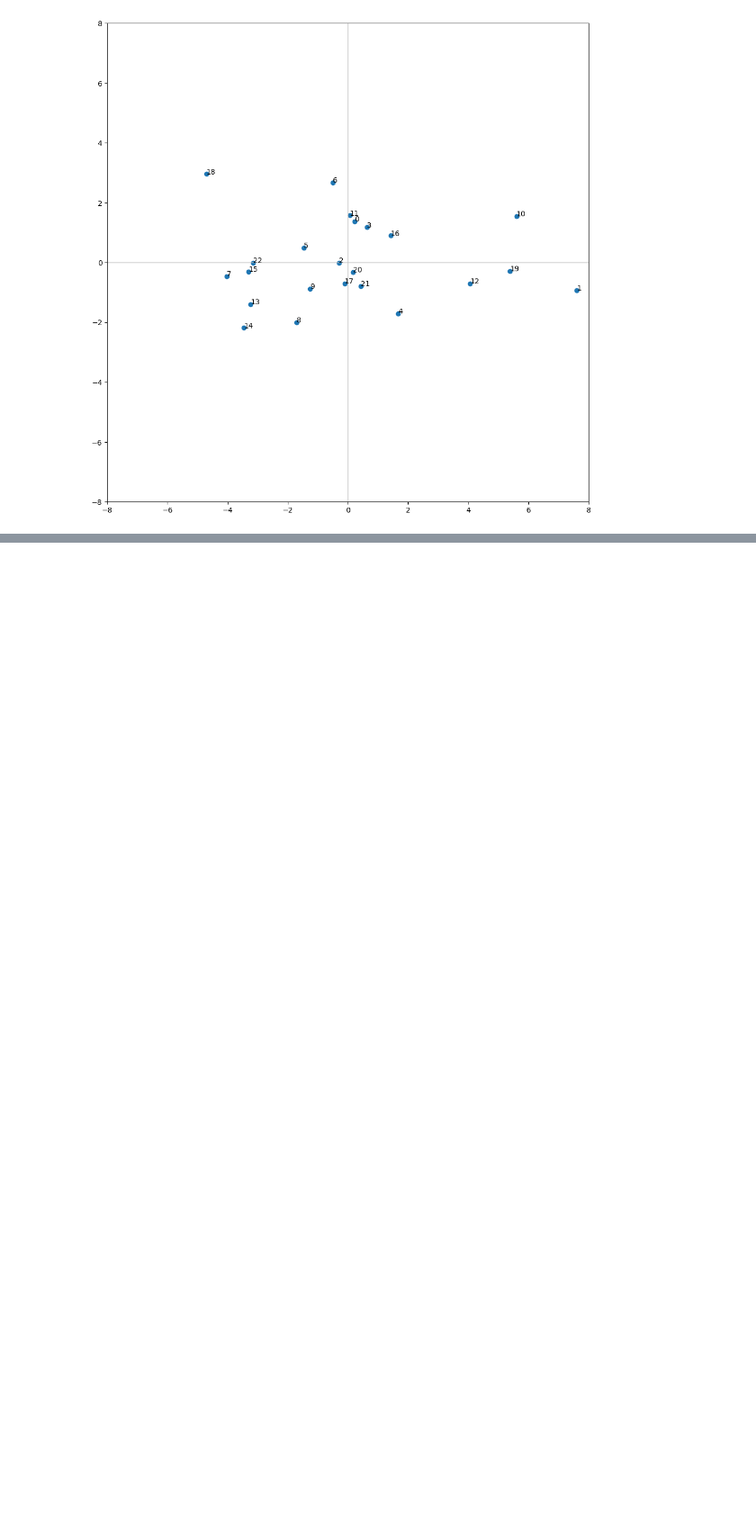
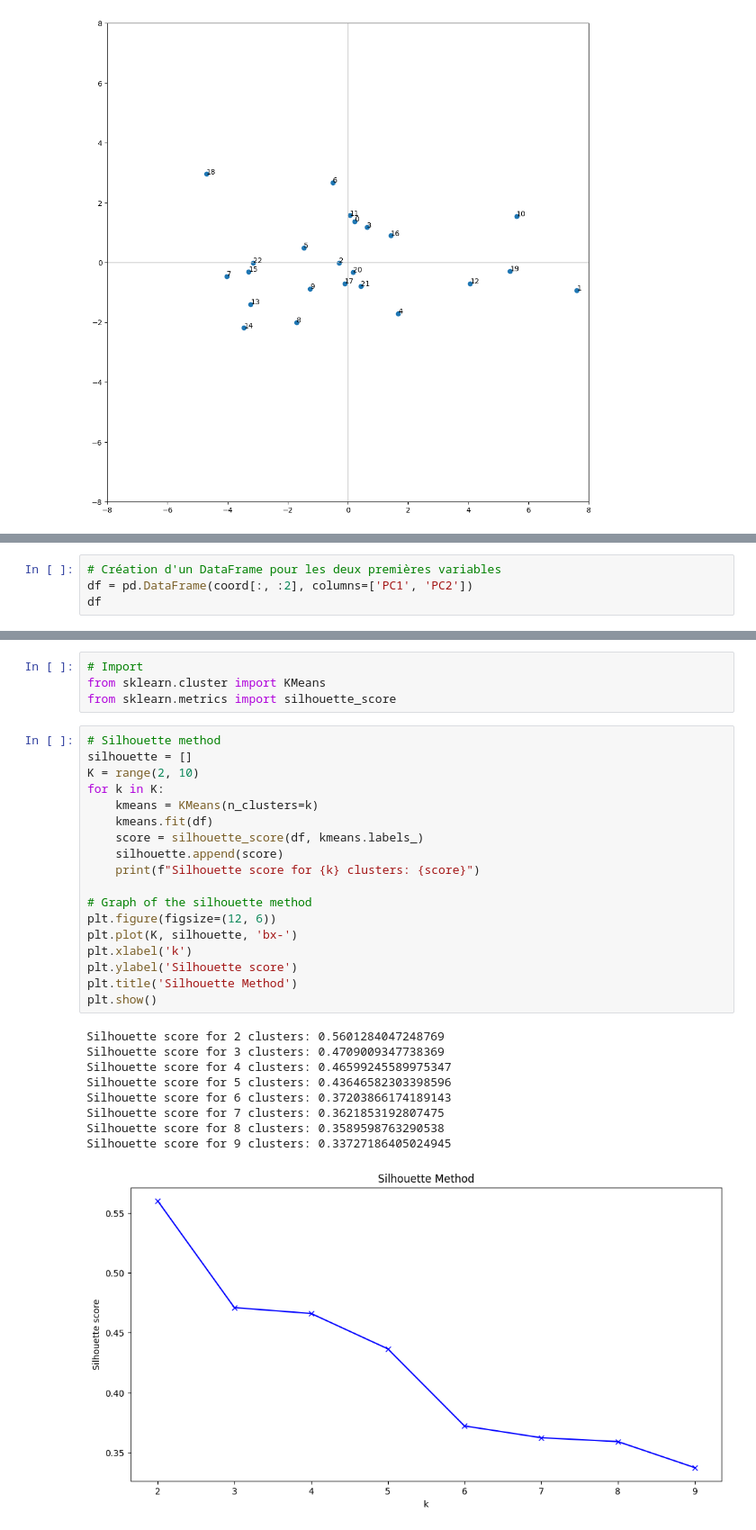
Before and after one commit to gael-mehdi/e-business-db-mini-projet, a Jupyter notebook: Part_1_unsupervised_learning.ipynb, the cells around one changed output, grey strips where cells are left out. Shown: that part at 90% size. Cells and saved outputs as stored; diff of their text form; blank space fills up the shorter version.

Commit message:
Jusqu'à la silhouette

```diff
--- a/Part_1_unsupervised_learning.ipynb
+++ b/Part_1_unsupervised_learning.ipynb
@@ -191,0 +205,4 @@ plt.show()
+# %%
+# Création d'un DataFrame pour les deux premières variables
+df = pd.DataFrame(coord[:, :2], columns=['PC1', 'PC2'])
+df
@@ -191,0 +227,32 @@ plt.show()
+# %%
+# Import
+from sklearn.cluster import KMeans
+from sklearn.metrics import silhouette_score
+# %%
+# Silhouette method
+silhouette = []
+K = range(2, 10)
+for k in K:
+    kmeans = KMeans(n_clusters=k)
+    kmeans.fit(df)
+    score = silhouette_score(df, kmeans.labels_)
+    silhouette.append(score)
+    print(f"Silhouette score for {k} clusters: {score}")
+
+# Graph of the silhouette method
+plt.figure(figsize=(12, 6))
+plt.plot(K, silhouette, 'bx-')
+plt.xlabel('k')
+plt.ylabel('Silhouette score')
+plt.title('Silhouette Method')
+plt.show()
+# %% [output]
+Silhouette score for 2 clusters: 0.5601284047248769
+Silhouette score for 3 clusters: 0.4709009347738369
+Silhouette score for 4 clusters: 0.46599245589975347
+Silhouette score for 5 clusters: 0.43646582303398596
+Silhouette score for 6 clusters: 0.37203866174189143
+Silhouette score for 7 clusters: 0.3621853192807475
+Silhouette score for 8 clusters: 0.3589598763290538
+Silhouette score for 9 clusters: 0.33727186405024945
+[figure, added]
```
Also changed, not shown: parts of 9 cells of this notebook.
